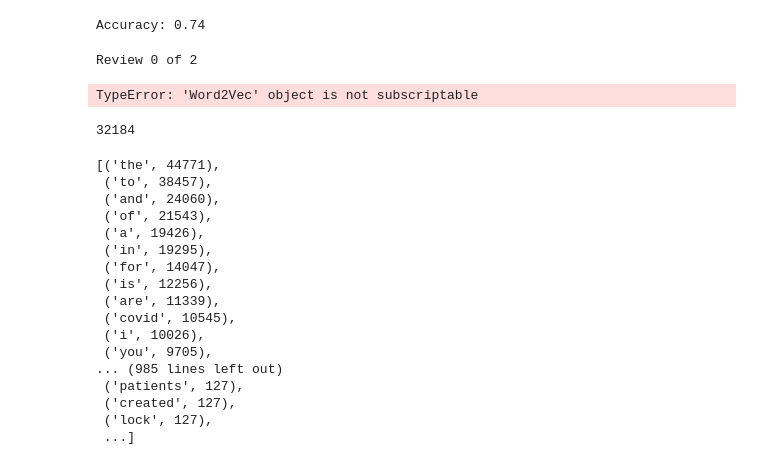
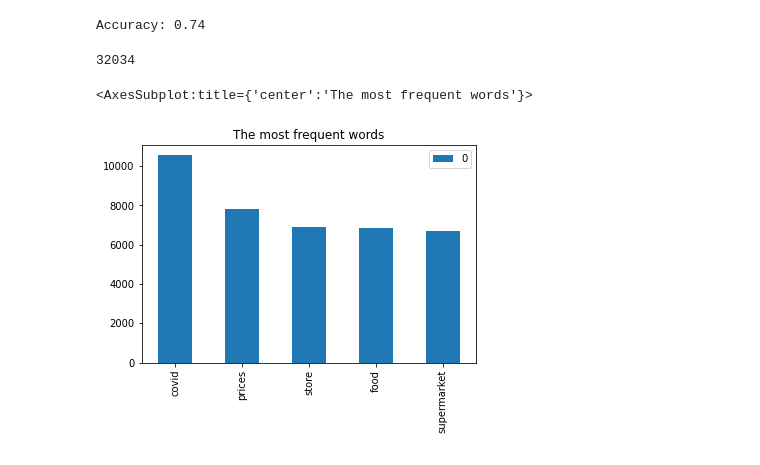
Before and after one commit to Gerrytty/data-mining-course, a Jupyter notebook: control_work_2/ca.ipynb, the cells around one changed output. Saved outputs shown, nothing was run; the diff lists cells and outputs as text; code cells hidden in the pictures.

```diff
--- a/control_work_2/ca.ipynb
+++ b/control_work_2/ca.ipynb
@@ -308,12 +242,7 @@ def getAvgFeatureVecs(reviews, model, num_features):
-# %%
-trainDataVecs = getAvgFeatureVecs( list(clean_and_normal), model, num_features )
-# %% [output]
-Review 0 of 2
-TypeError: 'Word2Vec' object is not subscriptable
 # %%
 most_frequent = dict()
 
-for tweet in list(clean_twitts['OriginalTweet']):
+for tweet in out_list:
     words = tweet.split(' ')
     for word in words:
         if most_frequent.get(word) is None:
@@ -323,24 +252,10 @@ for tweet in list(clean_twitts['OriginalTweet']):
 # %%
 len(most_frequent)
 # %% [output]
-32184
+32034
 # %%
-sorted(most_frequent.items(), key=lambda x: x[1], reverse=True)
+most_frequent = dict(sorted(most_frequent.items(), key=lambda x: x[1], reverse=True))
+pd.DataFrame.from_dict(most_frequent, orient='index').head().plot.bar(title='The most frequent words')
 # %% [output]
-[('the', 44771),
- ('to', 38457),
- ('and', 24060),
- ('of', 21543),
- ('a', 19426),
- ('in', 19295),
- ('for', 14047),
- ('is', 12256),
- ('are', 11339),
- ('covid', 10545),
- ('i', 10026),
- ('you', 9705),
-... (985 lines left out)
- ('patients', 127),
- ('created', 127),
- ('lock', 127),
- ...]
+<AxesSubplot:title={'center':'The most frequent words'}>
+[figure, added]
```
Also changed, not shown: parts of 11 cells of this notebook, 3 other files.
